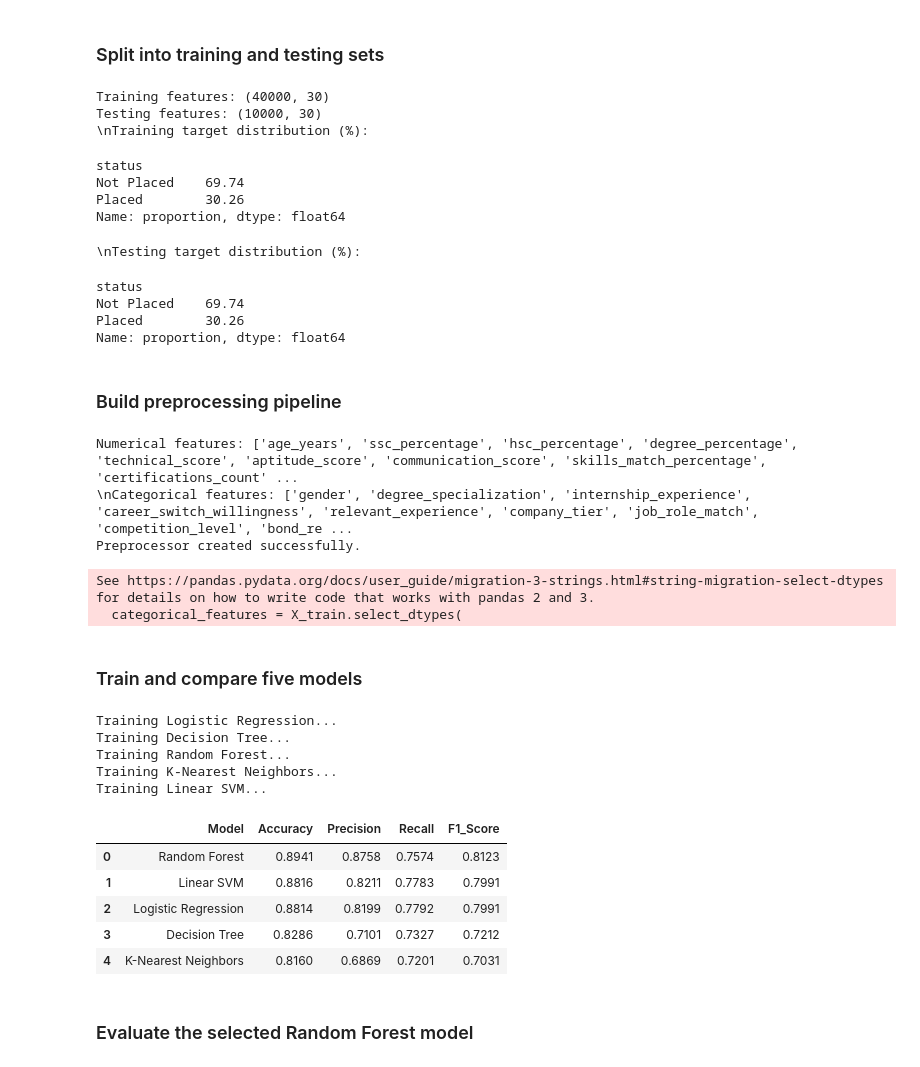
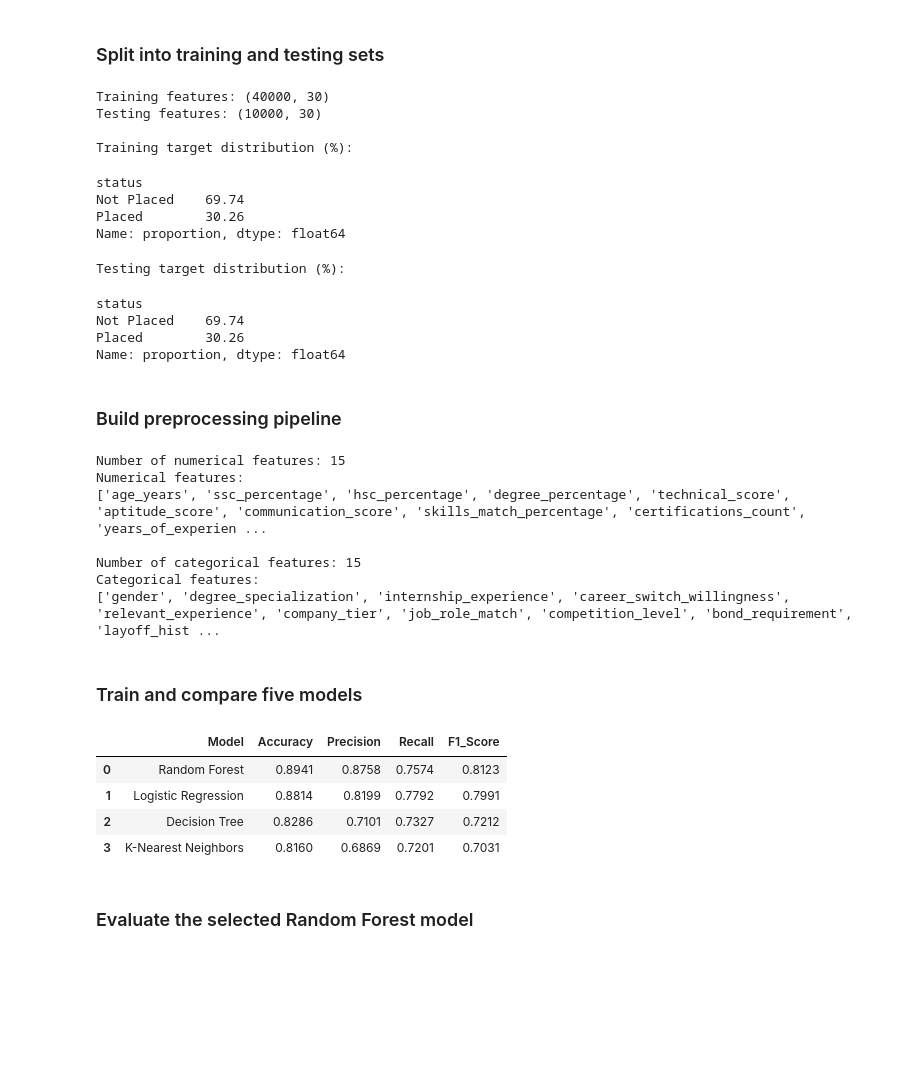
Before and after one commit to agalyasivakumar-dev/Job-Acceptance-Prediction-System, a Jupyter notebook: notebooks/model_training.ipynb, the cells around one changed output. Drawn from its saved outputs; the diff is of its cells as text; code cells hidden in the pictures; blank space fills up the shorter version.

```diff
--- a/notebooks/model_training.ipynb
+++ b/notebooks/model_training.ipynb
@@ -67,47 +66,57 @@ X_train, X_test, y_train, y_test = train_test_split(
 
 print("Training features:", X_train.shape)
 print("Testing features:", X_test.shape)
-print("\\nTraining target distribution (%):")
+print("\n" + "Training target distribution (%):")
 display((y_train.value_counts(normalize=True) * 100).round(2))
-print("\\nTesting target distribution (%):")
+print("\n" + "Testing target distribution (%):")
 display((y_test.value_counts(normalize=True) * 100).round(2))
 # %% [output]
 Training features: (40000, 30)
 Testing features: (10000, 30)
-\nTraining target distribution (%):
+
+Training target distribution (%):
 status
 Not Placed    69.74
 Placed        30.26
 Name: proportion, dtype: float64
-\nTesting target distribution (%):
+Testing target distribution (%):
 status
 Not Placed    69.74
 Placed        30.26
 Name: proportion, dtype: float64
 # %% [markdown]
 ### Build preprocessing pipeline
-# %%
-numeric_features = X_train.select_dtypes(include="number").columns.tolist()
-categorical_features = X_train.select_dtypes(
-    include=["object", "category", "bool"]
-).columns.tolist()
-
-print("Numerical features:", numeric_features)
-print("\\nCategorical features:", categorical_features)
-
-preprocessor = ColumnTransformer(
-    transformers=[
-        ("num", StandardScaler(), numeric_features),
-        ("cat", OneHotEncoder(handle_unknown="ignore"), categorical_features)
-    ]
-)
-print("Preprocessor created successfully.")
-# %% [output]
-Numerical features: ['age_years', 'ssc_percentage', 'hsc_percentage', 'degree_percentage', 'technical_score', 'aptitude_score', 'communication_score', 'skills_match_percentage', 'certifications_count' ...
-\nCategorical features: ['gender', 'degree_specialization', 'internship_experience', 'career_switch_willingness', 'relevant_experience', 'company_tier', 'job_role_match', 'competition_level', 'bond_re ...
-Preprocessor created successfully.
-See https://pandas.pydata.org/docs/user_guide/migration-3-strings.html#string-migration-select-dtypes for details on how to write code that works with pandas 2 and 3.
-  categorical_features = X_train.select_dtypes(
+# %%
+numeric_features = X_train.select_dtypes(
+    include=["int64", "float64"]
+).columns.tolist()
+
+categorical_features = X_train.select_dtypes(
+    include=["object", "category", "str", "bool"]
+).columns.tolist()
+
+print("Number of numerical features:", len(numeric_features))
+print("Numerical features:")
+print(numeric_features)
+
+print("\n" + "Number of categorical features:", len(categorical_features))
+print("Categorical features:")
+print(categorical_features)
+
+preprocessor = ColumnTransformer(
+    transformers=[
+        ("num", StandardScaler(), numeric_features),
+        ("cat", OneHotEncoder(handle_unknown="ignore"), categorical_features)
+    ]
+)
+# %% [output]
+Number of numerical features: 15
+Numerical features:
+['age_years', 'ssc_percentage', 'hsc_percentage', 'degree_percentage', 'technical_score', 'aptitude_score', 'communication_score', 'skills_match_percentage', 'certifications_count', 'years_of_experien ...
+
+Number of categorical features: 15
+Categorical features:
+['gender', 'degree_specialization', 'internship_experience', 'career_switch_willingness', 'relevant_experience', 'company_tier', 'job_role_match', 'competition_level', 'bond_requirement', 'layoff_hist ...
 # %% [markdown]
 ### Train and compare five models
 # %%
@@ -117,48 +126,40 @@ models = {
     "Random Forest": RandomForestClassifier(
         n_estimators=100, random_state=42, n_jobs=-1
     ),
-    "K-Nearest Neighbors": KNeighborsClassifier(n_neighbors=5, n_jobs=-1),
-    "Linear SVM": LinearSVC(max_iter=5000, random_state=42)
+    "K-Nearest Neighbors": KNeighborsClassifier(n_neighbors=5, n_jobs=-1)
 }
 
 results = []
 trained_models = {}
 
 for name, classifier in models.items():
-    print(f"Training {name}...")
     pipeline = Pipeline(steps=[
         ("preprocessor", preprocessor),
         ("classifier", classifier)
     ])
     pipeline.fit(X_train, y_train)
     predictions = pipeline.predict(X_test)
 
     results.append({
         "Model": name,
         "Accuracy": accuracy_score(y_test, predictions),
         "Precision": precision_score(y_test, predictions, pos_label="Placed", zero_division=0),
         "Recall": recall_score(y_test, predictions, pos_label="Placed", zero_division=0),
         "F1_Score": f1_score(y_test, predictions, pos_label="Placed", zero_division=0)
     })
     trained_models[name] = pipeline
 
 comparison_df = pd.DataFrame(results).sort_values(
     by="F1_Score", ascending=False
 ).reset_index(drop=True)
 
 display(comparison_df.round(4))
 # %% [output]
-Training Logistic Regression...
-Training Decision Tree...
-Training Random Forest...
-Training K-Nearest Neighbors...
-Training Linear SVM...
 |  | Model | Accuracy | Precision | Recall | F1_Score |
 | 0 | Random Forest | 0.8941 | 0.8758 | 0.7574 | 0.8123 |
-| 1 | Linear SVM | 0.8816 | 0.8211 | 0.7783 | 0.7991 |
-| 2 | Logistic Regression | 0.8814 | 0.8199 | 0.7792 | 0.7991 |
-| 3 | Decision Tree | 0.8286 | 0.7101 | 0.7327 | 0.7212 |
-| 4 | K-Nearest Neighbors | 0.8160 | 0.6869 | 0.7201 | 0.7031 |
+| 1 | Logistic Regression | 0.8814 | 0.8199 | 0.7792 | 0.7991 |
+| 2 | Decision Tree | 0.8286 | 0.7101 | 0.7327 | 0.7212 |
+| 3 | K-Nearest Neighbors | 0.8160 | 0.6869 | 0.7201 | 0.7031 |
 # %% [markdown]
 ### Evaluate the selected Random Forest model
 # %%
```
Also changed, not shown: parts of 13 cells of this notebook, 2 other files.
